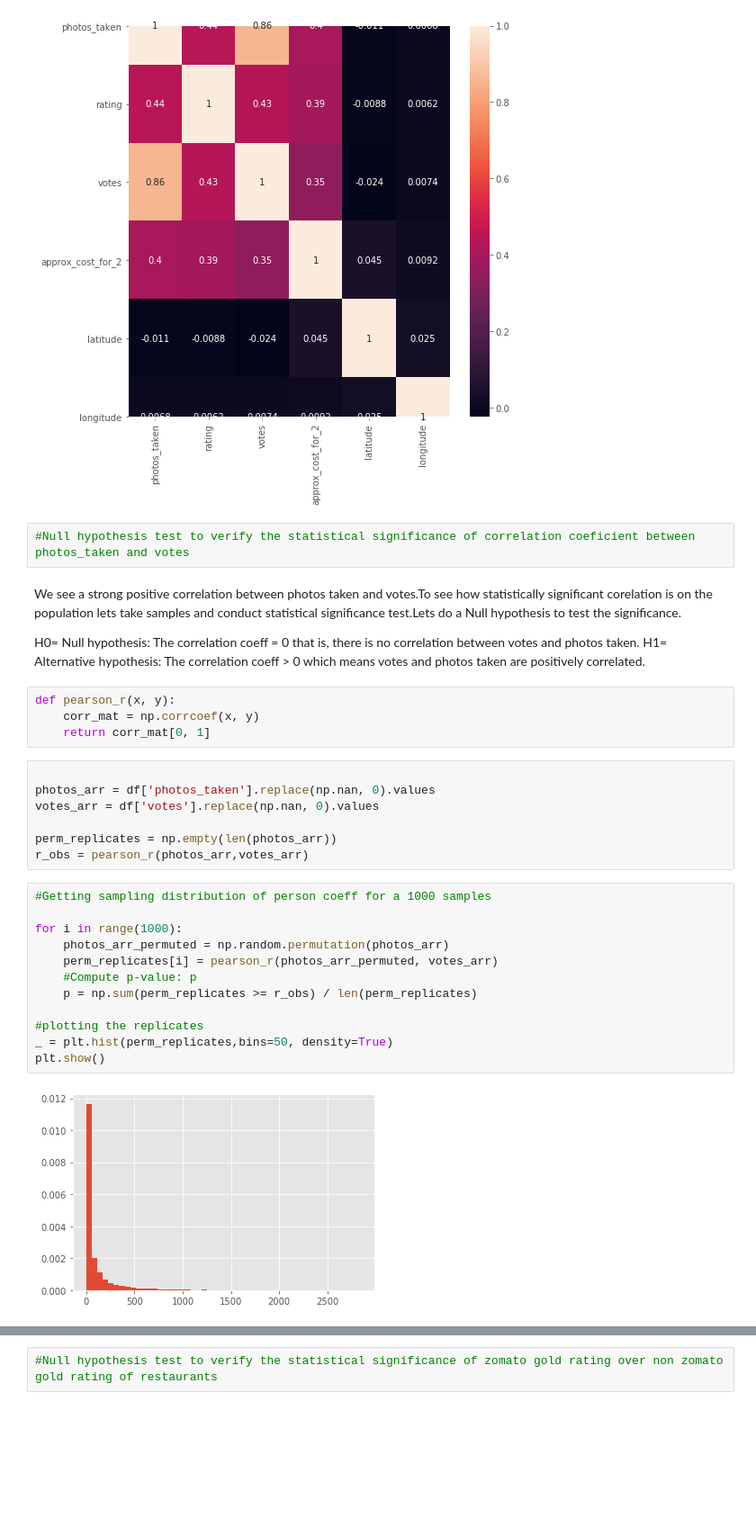
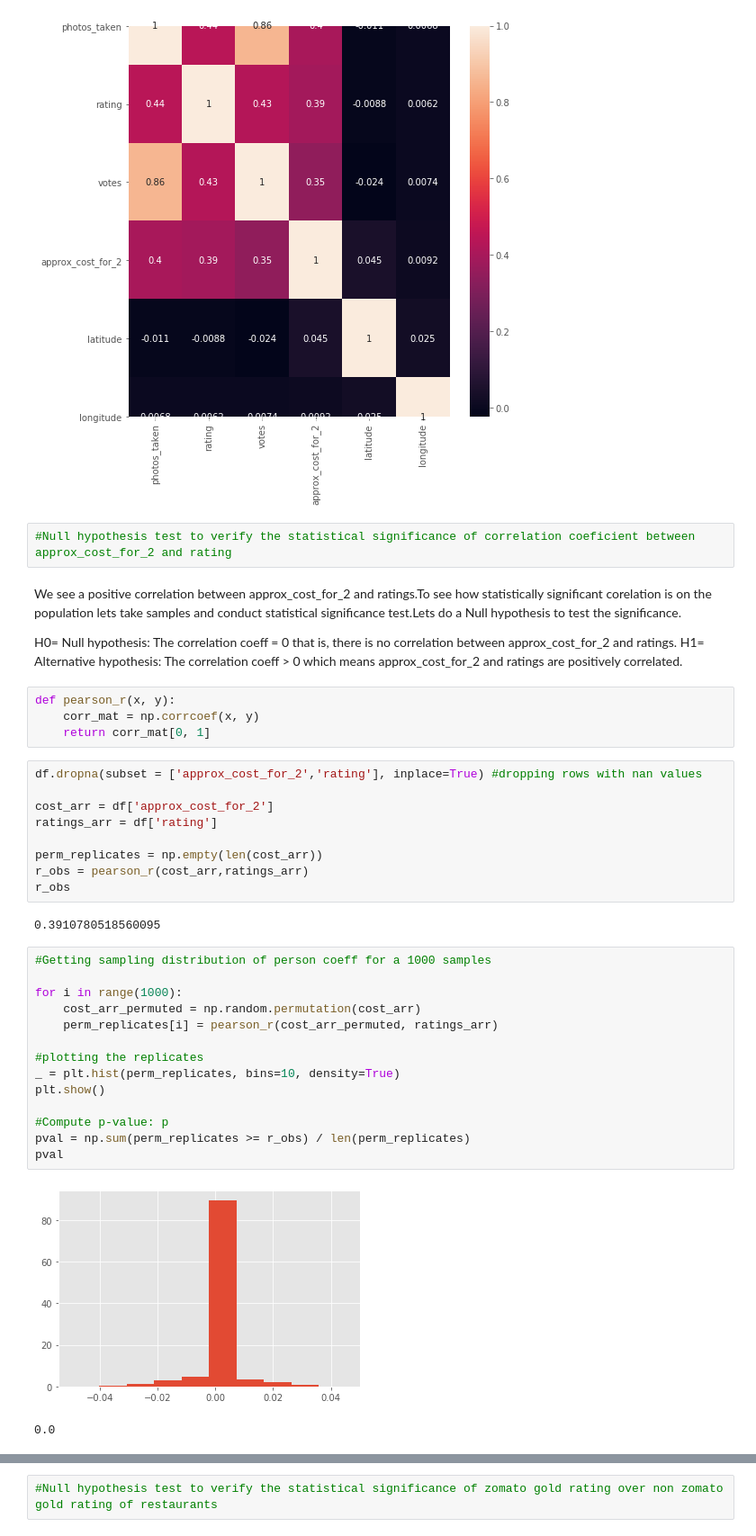
Before and after one commit to Anandpatil412/DSC, a Jupyter notebook: CapstoneProject1/Zomato/Statistical_Inference.ipynb, the cells around one changed output, grey strips where cells are left out. Shown: that part at 90% size. Drawn from its saved outputs; the diff is of its cells as text; blank space fills up the shorter version.

Commit message:
statistical inference

```diff
--- a/CapstoneProject1/Zomato/Statistical_Inference.ipynb
+++ b/CapstoneProject1/Zomato/Statistical_Inference.ipynb
@@ -32,35 +32,42 @@ Index(['restaurant_link', 'restaurant_name', 'locality', 'restaurant_category',
       dtype='object')
 [figure]
 # %%
-#Null hypothesis test to verify the statistical significance of correlation coeficient between photos_taken and votes
+#Null hypothesis test to verify the statistical significance of correlation coeficient between approx_cost_for_2 and rating
 # %% [markdown]
 
-We see a strong positive correlation between photos taken and votes.To see how statistically significant corelation is on the population lets take samples and conduct statistical significance test.Lets do a Null hypothesis to test the significance.
+We see a positive correlation between approx_cost_for_2 and ratings.To see how statistically significant corelation is on the population lets take samples and conduct statistical significance test.Lets do a Null hypothesis to test the significance.
 
-H0= Null hypothesis: The correlation coeff = 0 that is, there is no correlation between votes and photos taken.
-H1= Alternative hypothesis: The correlation coeff > 0 which means votes and photos taken are positively correlated.
+H0= Null hypothesis: The correlation coeff = 0 that is, there is no correlation between approx_cost_for_2 and ratings.
+H1= Alternative hypothesis: The correlation coeff > 0 which means approx_cost_for_2 and ratings are positively correlated.
 # %%
 def pearson_r(x, y):
     corr_mat = np.corrcoef(x, y)
     return corr_mat[0, 1]
-# %%
-
-photos_arr = df['photos_taken'].replace(np.nan, 0).values
-votes_arr = df['votes'].replace(np.nan, 0).values
-
-perm_replicates = np.empty(len(photos_arr))
-r_obs = pearson_r(photos_arr,votes_arr)
+# %%
+df.dropna(subset = ['approx_cost_for_2','rating'], inplace=True) #dropping rows with nan values
+
+cost_arr = df['approx_cost_for_2']
+ratings_arr = df['rating']
+
+perm_replicates = np.empty(len(cost_arr))
+r_obs = pearson_r(cost_arr,ratings_arr)
+r_obs
+# %% [output]
+0.3910780518560095
 # %%
 #Getting sampling distribution of person coeff for a 1000 samples
 
 for i in range(1000):
-    photos_arr_permuted = np.random.permutation(photos_arr)
-    perm_replicates[i] = pearson_r(photos_arr_permuted, votes_arr)
-    #Compute p-value: p
-    p = np.sum(perm_replicates >= r_obs) / len(perm_replicates)
+    cost_arr_permuted = np.random.permutation(cost_arr)
+    perm_replicates[i] = pearson_r(cost_arr_permuted, ratings_arr)
 
 #plotting the replicates
-_ = plt.hist(perm_replicates,bins=50, density=True)
+_ = plt.hist(perm_replicates, bins=10, density=True)
 plt.show()
+
+#Compute p-value: p
+pval = np.sum(perm_replicates >= r_obs) / len(perm_replicates)
+pval
 # %% [output]
-[figure, old version]
+[figure, new version]
+0.0
```
Also changed, not shown: parts of 9 cells of this notebook.
